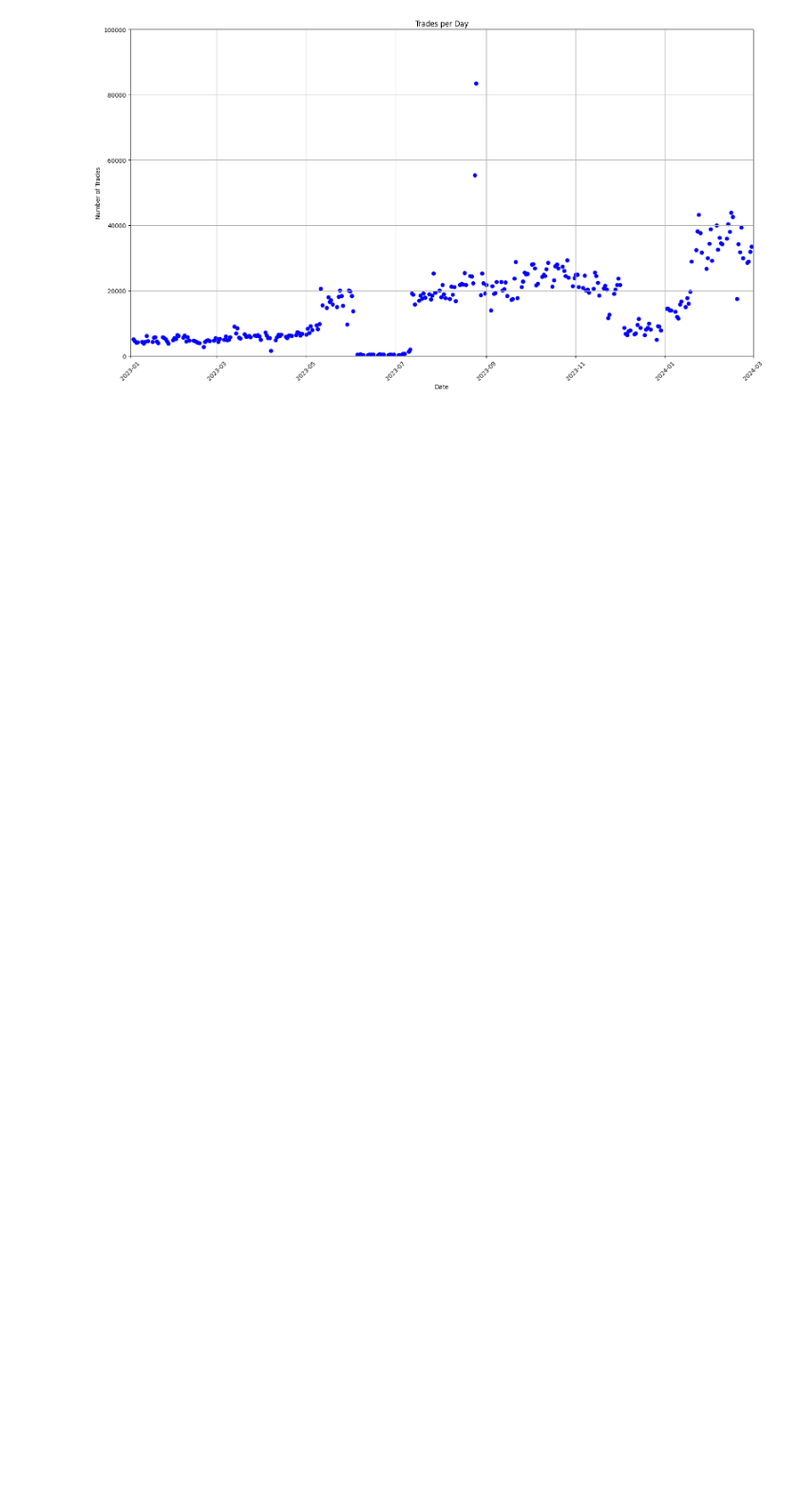
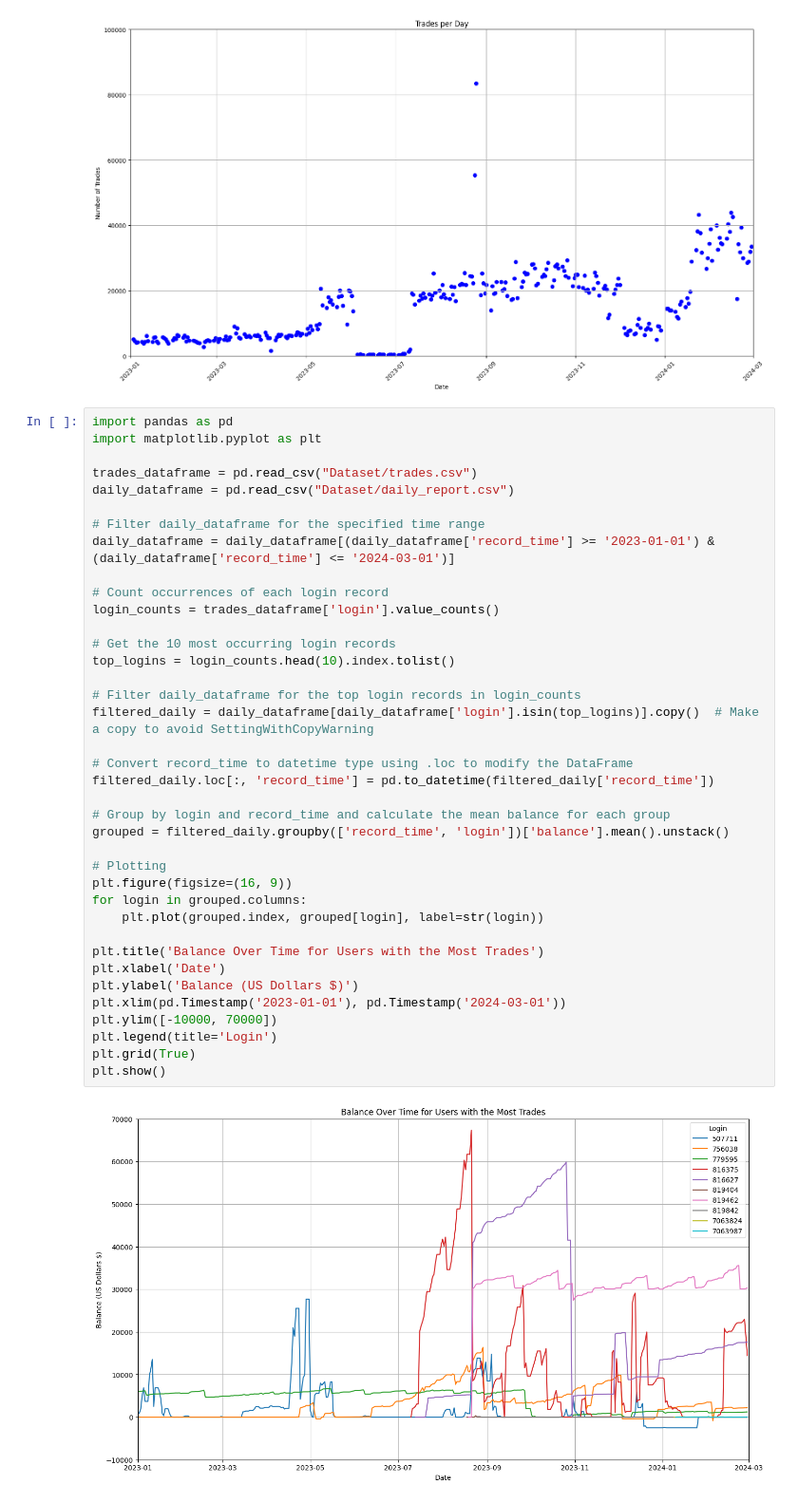
Before and after one commit to CommonCrayon/CapstoneProject, a Jupyter notebook: DataExploration.ipynb, the cells around one changed output. Shown at 95% size. Saved outputs shown, nothing was run; the diff lists cells and outputs as text; blank space fills up the shorter version.

```diff
--- a/DataExploration.ipynb
+++ b/DataExploration.ipynb
@@ -371,3 +371,43 @@ plt.tight_layout()
 plt.show()
 # %% [output]
 [figure]
+# %%
+import pandas as pd
+import matplotlib.pyplot as plt
+
+trades_dataframe = pd.read_csv("Dataset/trades.csv")
+daily_dataframe = pd.read_csv("Dataset/daily_report.csv")
+
+# Filter daily_dataframe for the specified time range
+daily_dataframe = daily_dataframe[(daily_dataframe['record_time'] >= '2023-01-01') & (daily_dataframe['record_time'] <= '2024-03-01')]
+
+# Count occurrences of each login record
+login_counts = trades_dataframe['login'].value_counts()
+
+# Get the 10 most occurring login records
+top_logins = login_counts.head(10).index.tolist()
+
+# Filter daily_dataframe for the top login records in login_counts
+filtered_daily = daily_dataframe[daily_dataframe['login'].isin(top_logins)].copy()  # Make a copy to avoid SettingWithCopyWarning
+
+# Convert record_time to datetime type using .loc to modify the DataFrame
+filtered_daily.loc[:, 'record_time'] = pd.to_datetime(filtered_daily['record_time'])
+
+# Group by login and record_time and calculate the mean balance for each group
+grouped = filtered_daily.groupby(['record_time', 'login'])['balance'].mean().unstack()
+
+# Plotting
+plt.figure(figsize=(16, 9))
+for login in grouped.columns:
+    plt.plot(grouped.index, grouped[login], label=str(login))
+
+plt.title('Balance Over Time for Users with the Most Trades')
+plt.xlabel('Date')
+plt.ylabel('Balance (US Dollars $)')
+plt.xlim(pd.Timestamp('2023-01-01'), pd.Timestamp('2024-03-01'))
+plt.ylim([-10000, 70000])
+plt.legend(title='Login')
+plt.grid(True)
+plt.show()
+# %% [output]
+[figure, added]
```
